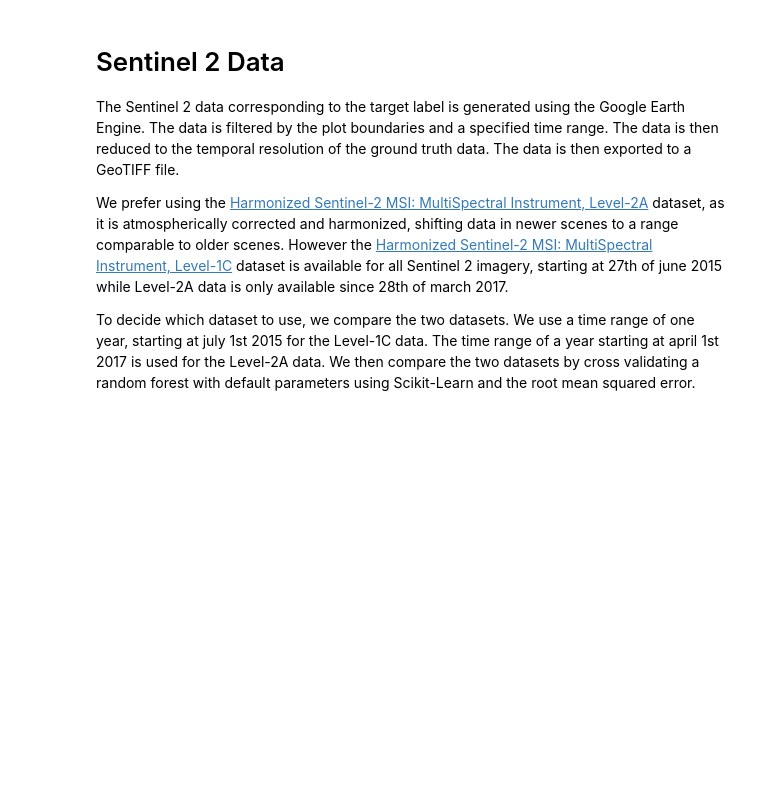
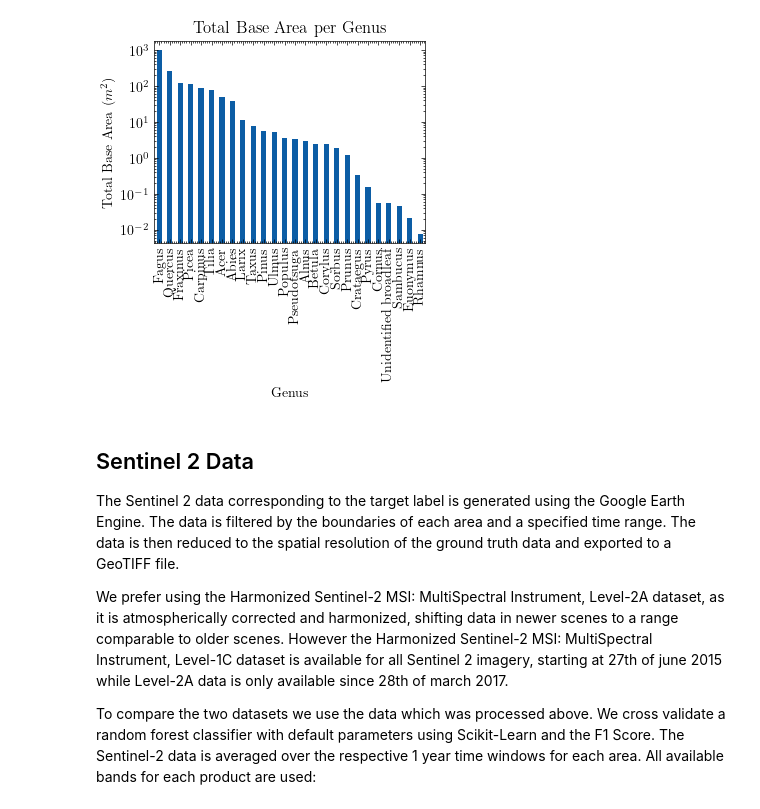
Before and after one commit to peter-hofinger/sentinel-leaf-classifier, a Jupyter notebook: notebooks/0-ground-truth.ipynb, the cells around one changed output. Saved outputs shown, nothing was run; the diff lists cells and outputs as text; code cells hidden in the pictures; blank space fills up the shorter version.

```diff
--- a/notebooks/0-ground-truth.ipynb
+++ b/notebooks/0-ground-truth.ipynb
@@ -169,0 +250,19 @@ plt.savefig(figure_path, dpi=300)
+# %%
+# Compute the proportion of evergreen pixels for every raster and plot it in a kde plot
+from slc.features import genera2target, load_raster
+
+proportions = []
+for path in tqdm(target_paths):
+    raster = load_raster(path, monochrome_as_dataframe=True)
+    classification = genera2target(raster)
+    proportions.append(classification.map({"deciduous": 0, "evergreen": 1}).mean())
+
+fig, ax = plt.subplots()
+
+prop = pd.Series(proportions)
+prop.hist(bins=20, ax=ax)
+ax.set_title("Proportion of Evergreen Pixels")
+ax.set_xlabel("Proportion per Raster")
+ax.set_ylabel("Number of Rasters")
+
+save_fig(fig, f"../reports/figures/ground_truth/{ax.get_title()}.svg")
@@ -170,10 +271,29 @@ plt.savefig(figure_path, dpi=300)
+# %%
+proportions = []
+for path in tqdm(target_paths):
+    raster = load_raster(path, monochrome_as_dataframe=True)
+    proportions.append(raster)
+
+proportions = pd.concat(proportions)
+proportions = proportions.fillna(0)
+
+fig, ax = plt.subplots()
+
+ax = proportions.sum(axis=0).sort_values(ascending=False).plot(kind="bar", logy=True)
+ax.set_title("Total Base Area per Genus")
+ax.set_xlabel("Genus")
+ax.set_ylabel("Total Base Area ($m^2$)")
+
+save_fig(fig, f"../reports/figures/ground_truth/{ax.get_title()}.svg")
+# %% [output]
+[figure, added]
 # %% [markdown]
-# Sentinel 2 Data
+## Sentinel 2 Data
 
-The Sentinel 2 data corresponding to the target label is generated using the Google Earth Engine. The data is filtered by the plot boundaries and a specified time range. The data is then reduced to the temporal resolution of the ground truth data. The data is then exported to a GeoTIFF file.
+The Sentinel 2 data corresponding to the target label is generated using the Google Earth Engine. The data is filtered by the boundaries of each area and a specified time range. The data is then reduced to the spatial resolution of the ground truth data and exported to a GeoTIFF file.
 
-We prefer using the [Harmonized Sentinel-2 MSI: MultiSpectral Instrument, Level-2A](https://developers.google.com/earth-engine/datasets/catalog/COPERNICUS_S2_SR_HARMONIZED) dataset, as it is atmospherically corrected and harmonized, shifting data in newer scenes to a range comparable to older scenes. However the [Harmonized Sentinel-2 MSI: MultiSpectral Instrument, Level-1C](https://developers.google.com/earth-engine/datasets/catalog/COPERNICUS_S2_HARMONIZED) dataset is available for all Sentinel 2 imagery, starting at 27th of june 2015 while Level-2A data is only available since 28th of march 2017.
+We prefer using the Harmonized Sentinel-2 MSI: MultiSpectral Instrument, Level-2A dataset, as it is atmospherically corrected and harmonized, shifting data in newer scenes to a range comparable to older scenes. However the Harmonized Sentinel-2 MSI: MultiSpectral Instrument, Level-1C dataset is available for all Sentinel 2 imagery, starting at 27th of june 2015 while Level-2A data is only available since 28th of march 2017.
 
-To decide which dataset to use, we compare the two datasets. We use a time range of one year, starting at july 1st 2015 for the Level-1C data. The time range of a year starting at april 1st 2017 is used for the Level-2A data. We then compare the two datasets by cross validating a random forest with default parameters using Scikit-Learn and the root mean squared error.
+To compare the two datasets we use the data which was processed above. We cross validate a random forest classifier with default parameters using Scikit-Learn and the F1 Score. The Sentinel-2 data is averaged over the respective 1 year time windows for each area. All available bands for each product are used:
 # %%
 # Create Level-1C and 2A imagery
```
Also changed, not shown: parts of 16 cells of this notebook, 4 other files.
